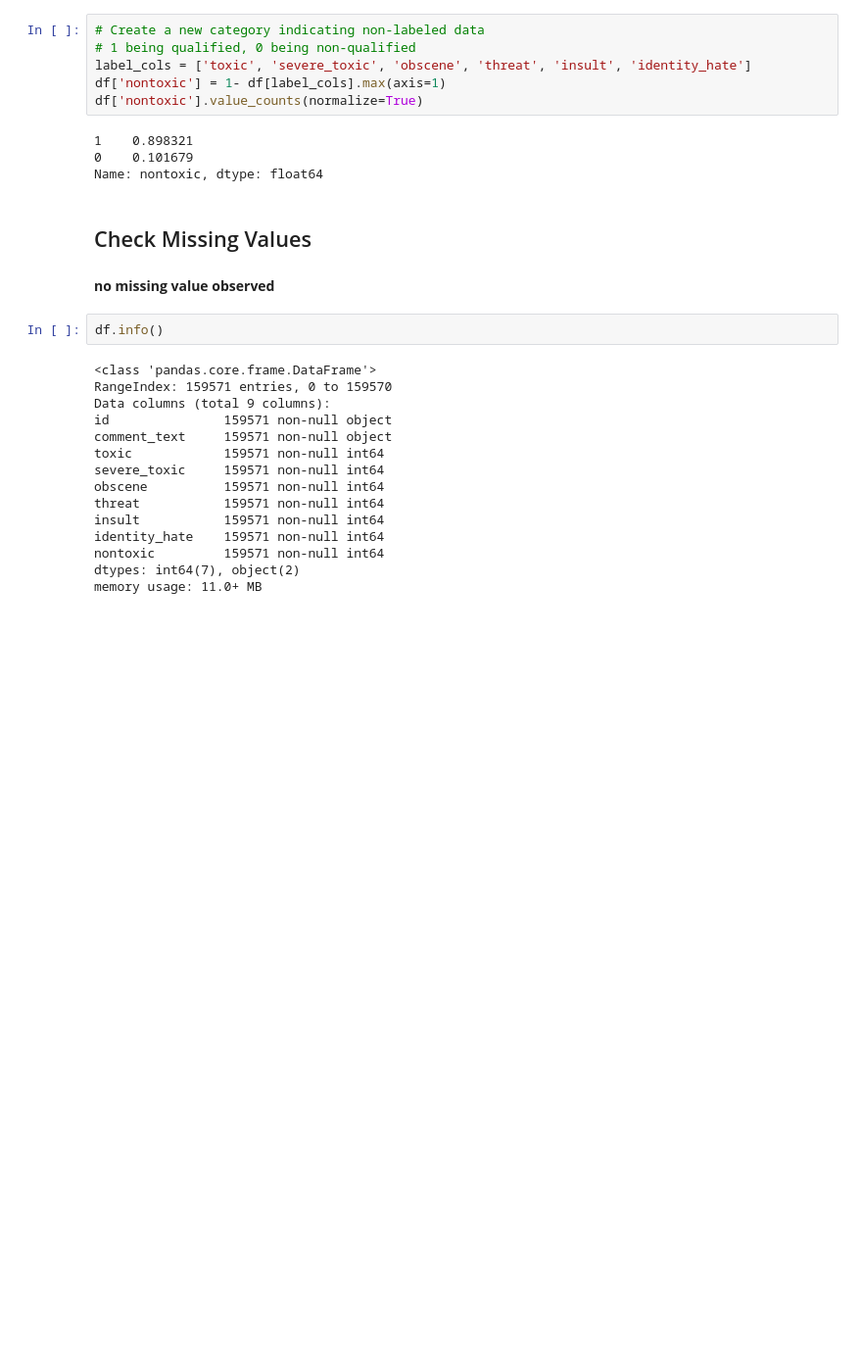
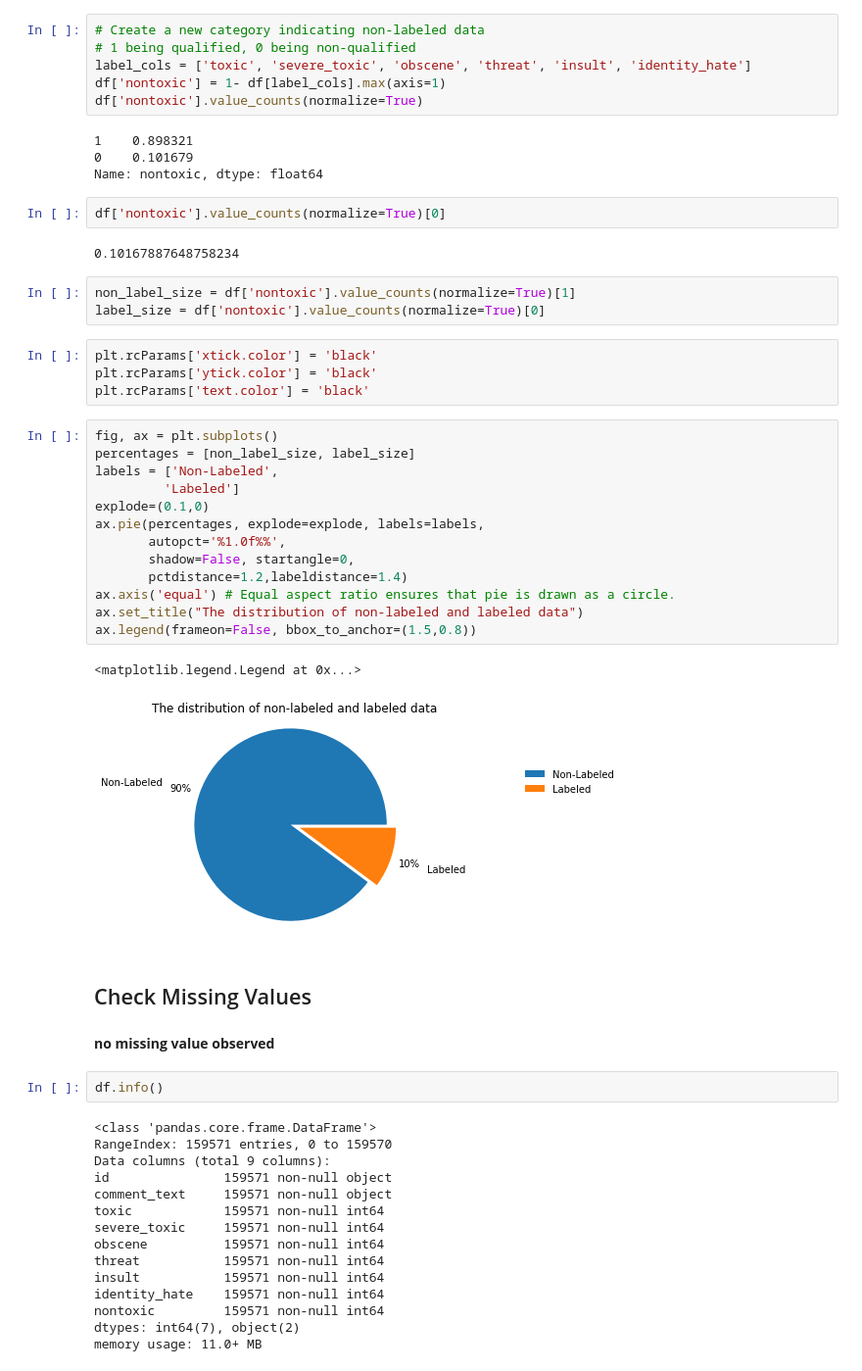
Before and after one commit to dorislin27/toxic_comment_classifier, a Jupyter notebook: classifier_toxic_comment.ipynb, the cells around one changed output. Shown at 98% size. Saved outputs shown, nothing was run; the diff lists cells and outputs as text; blank space fills up the shorter version.

```diff
--- a/classifier_toxic_comment.ipynb
+++ b/classifier_toxic_comment.ipynb
@@ -64,6 +64,33 @@ df['nontoxic'].value_counts(normalize=True)
 1    0.898321
 0    0.101679
 Name: nontoxic, dtype: float64
+# %%
+df['nontoxic'].value_counts(normalize=True)[0]
+# %% [output]
+0.10167887648758234
+# %%
+non_label_size = df['nontoxic'].value_counts(normalize=True)[1]
+label_size = df['nontoxic'].value_counts(normalize=True)[0]
+# %%
+plt.rcParams['xtick.color'] = 'black'
+plt.rcParams['ytick.color'] = 'black'
+plt.rcParams['text.color'] = 'black'
+# %%
+fig, ax = plt.subplots()
+percentages = [non_label_size, label_size]
+labels = ['Non-Labeled',
+         'Labeled']
+explode=(0.1,0)
+ax.pie(percentages, explode=explode, labels=labels,
+       autopct='%1.0f%%',
+       shadow=False, startangle=0,
+       pctdistance=1.2,labeldistance=1.4)
+ax.axis('equal') # Equal aspect ratio ensures that pie is drawn as a circle.
+ax.set_title("The distribution of non-labeled and labeled data")
+ax.legend(frameon=False, bbox_to_anchor=(1.5,0.8))
+# %% [output]
+<matplotlib.legend.Legend at 0x...>
+[figure, added]
 # %% [markdown]
 ## Check Missing Values
 # %% [markdown]
```
Also changed, not shown: parts of 79 cells of this notebook.
